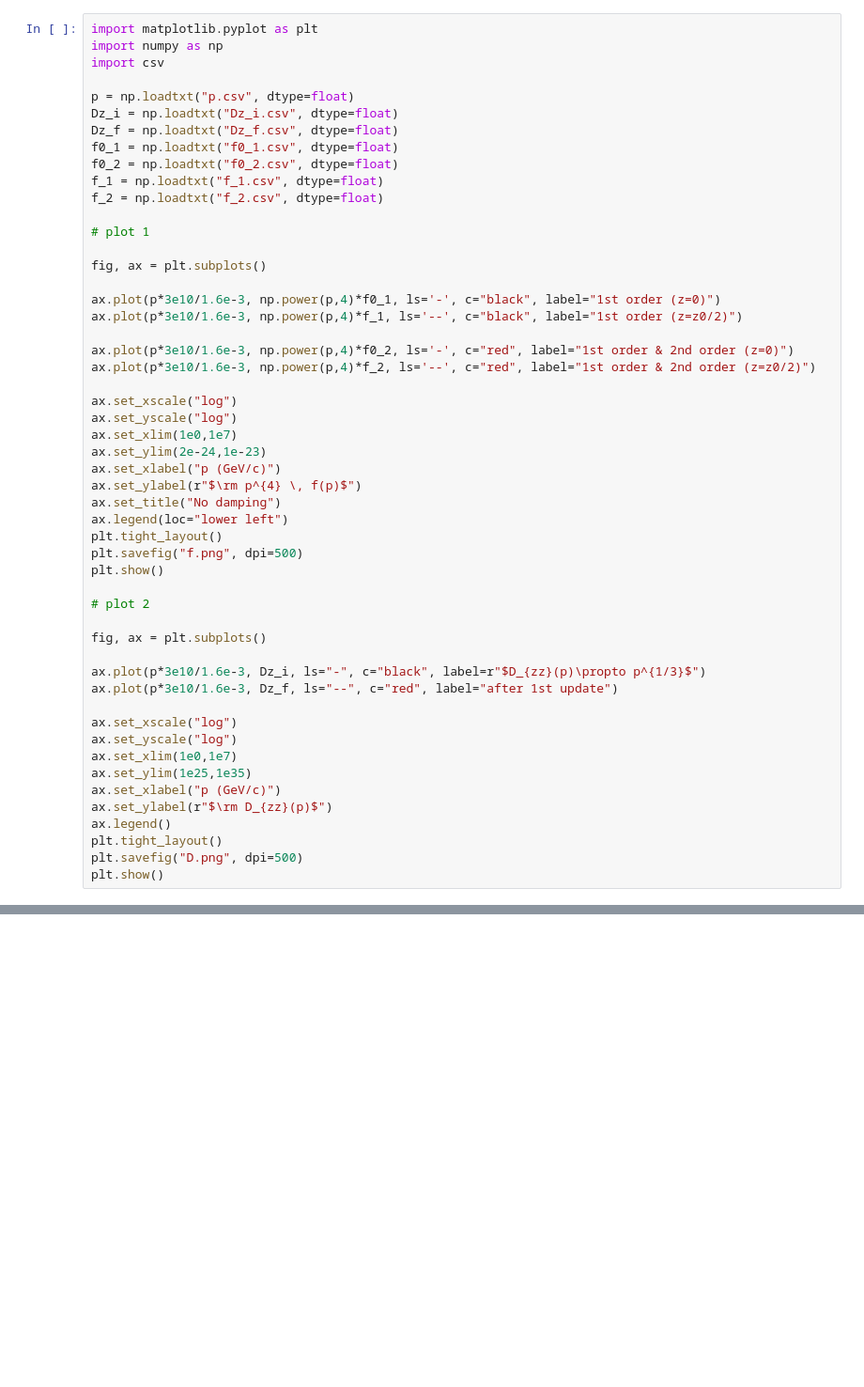
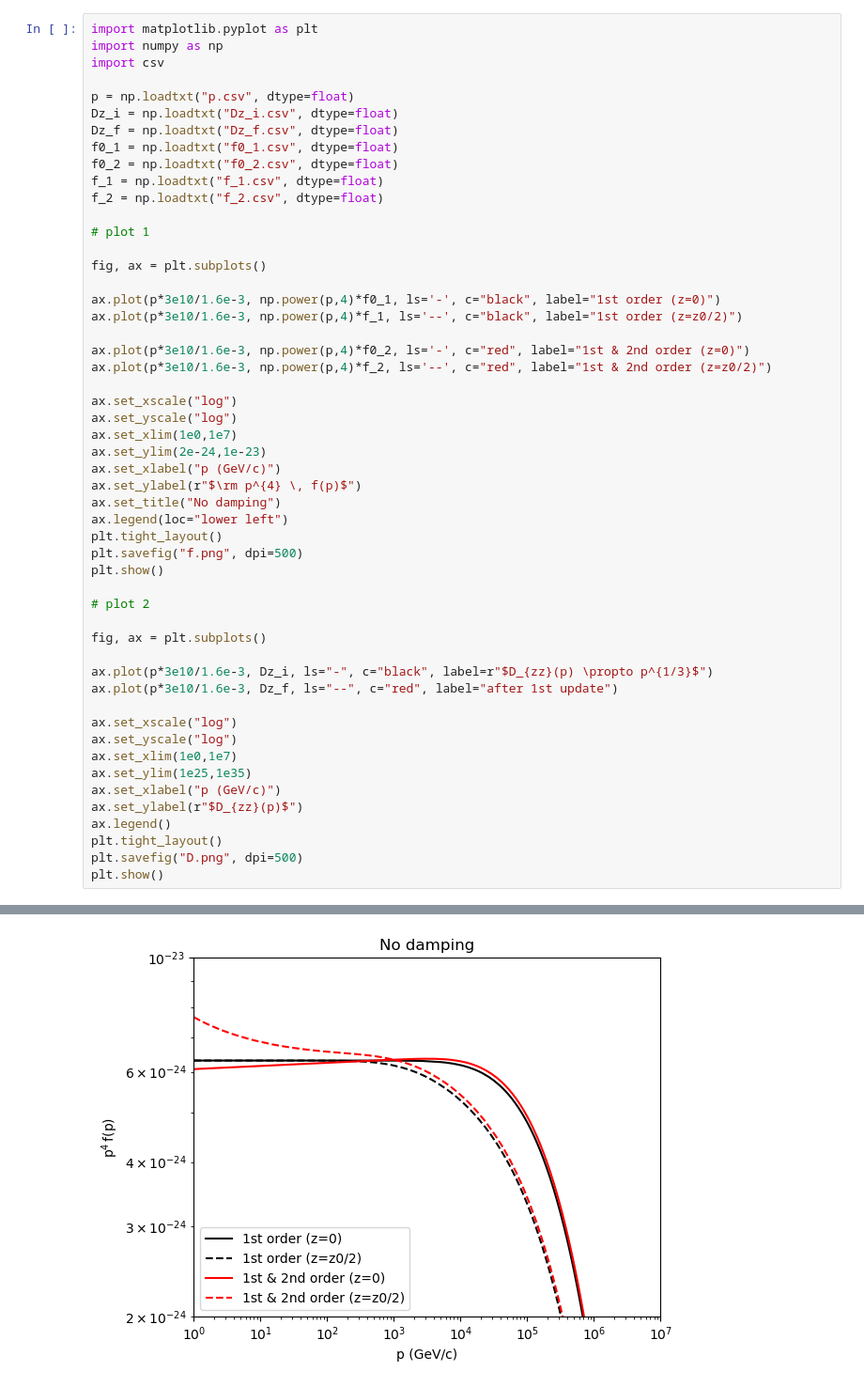
Before and after one commit to benlibenli/Stochastic-Acceleration, a Jupyter notebook: 1D_planar_tau_acc_damping/plot.ipynb, the cells around one changed output, grey strips where cells are left out. Shown at 94% size. Drawn from its saved outputs; the diff is of its cells as text; blank space fills up the shorter version.

Commit message:
update figures

```diff
--- a/1D_planar_tau_acc_damping/plot.ipynb
+++ b/1D_planar_tau_acc_damping/plot.ipynb
@@ -18,8 +18,8 @@ fig, ax = plt.subplots()
 ax.plot(p*3e10/1.6e-3, np.power(p,4)*f0_1, ls='-', c="black", label="1st order (z=0)")
 ax.plot(p*3e10/1.6e-3, np.power(p,4)*f_1, ls='--', c="black", label="1st order (z=z0/2)")
 
-ax.plot(p*3e10/1.6e-3, np.power(p,4)*f0_2, ls='-', c="red", label="1st order & 2nd order (z=0)")
-ax.plot(p*3e10/1.6e-3, np.power(p,4)*f_2, ls='--', c="red", label="1st order & 2nd order (z=z0/2)")
+ax.plot(p*3e10/1.6e-3, np.power(p,4)*f0_2, ls='-', c="red", label="1st & 2nd order (z=0)")
+ax.plot(p*3e10/1.6e-3, np.power(p,4)*f_2, ls='--', c="red", label="1st & 2nd order (z=z0/2)")
 
 ax.set_xscale("log")
 ax.set_yscale("log")
@@ -37,7 +37,7 @@ plt.show()
 
 fig, ax = plt.subplots()
 
-ax.plot(p*3e10/1.6e-3, Dz_i, ls="-", c="black", label=r"$D_{zz}(p)\propto p^{1/3}$")
+ax.plot(p*3e10/1.6e-3, Dz_i, ls="-", c="black", label=r"$D_{zz}(p) \propto p^{1/3}$")
 ax.plot(p*3e10/1.6e-3, Dz_f, ls="--", c="red", label="after 1st update")
 
 ax.set_xscale("log")
@@ -45,7 +45,7 @@ ax.set_yscale("log")
 ax.set_xlim(1e0,1e7)
 ax.set_ylim(1e25,1e35)
 ax.set_xlabel("p (GeV/c)")
-ax.set_ylabel(r"$\rm D_{zz}(p)$")
+ax.set_ylabel(r"$D_{zz}(p)$")
 ax.legend()
 plt.tight_layout()
 plt.savefig("D.png", dpi=500)
@@ -54,0 +54 @@ FileNotFoundError: p.csv not found.
+[figure, added]
```
Also changed, not shown: parts of 1 cell of this notebook, 2 other files.
